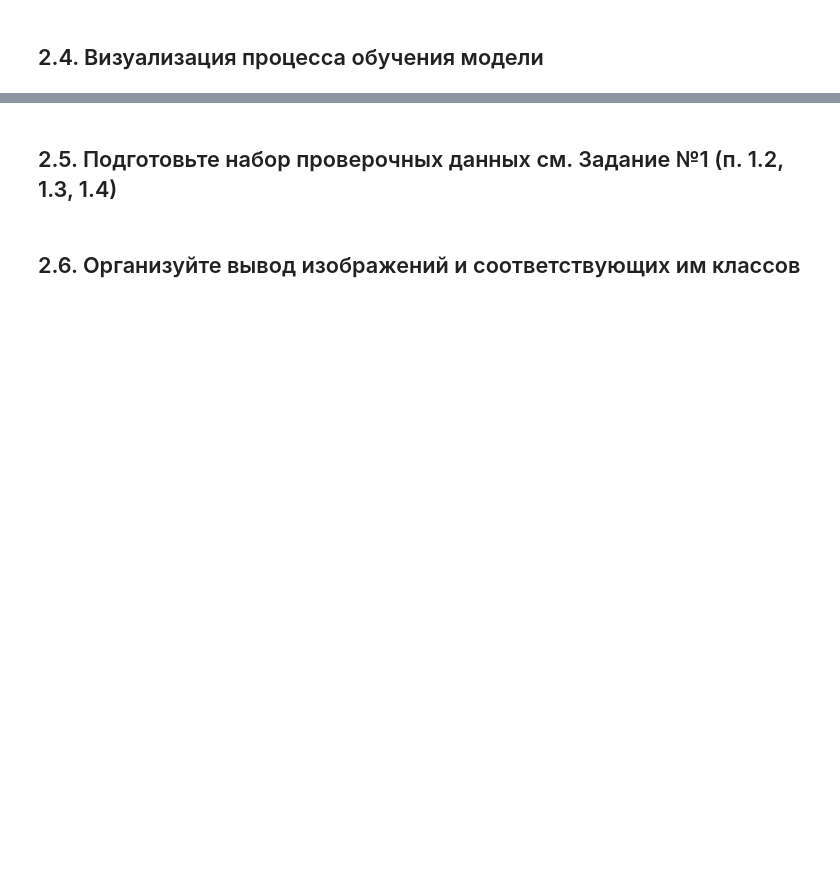
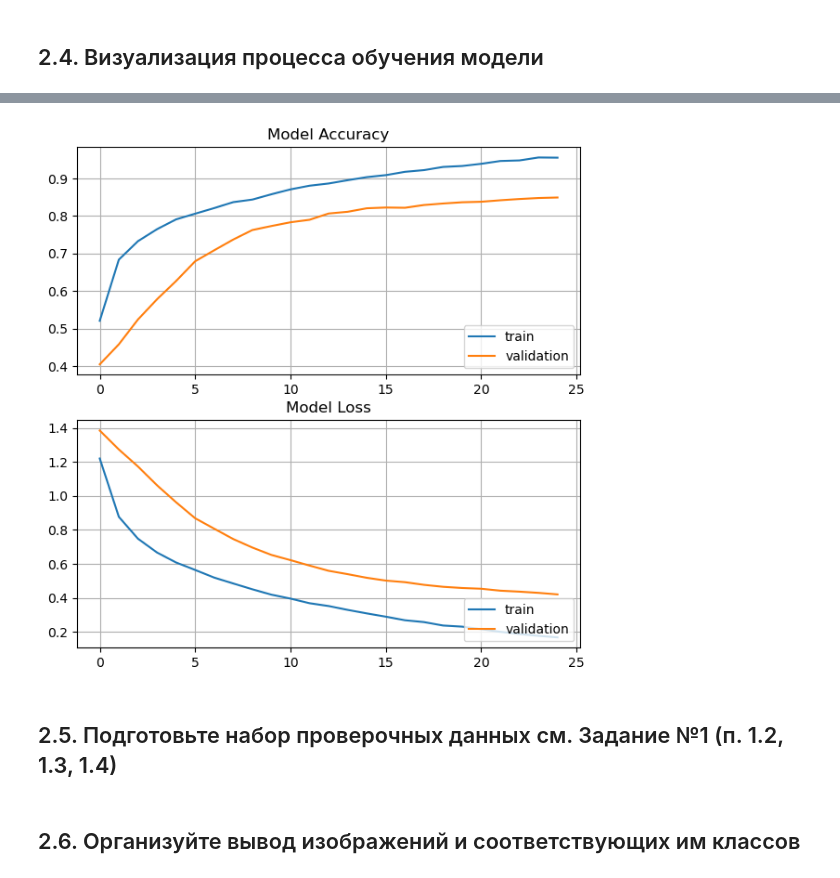
Before and after one commit to sasha-sem/-, a Jupyter notebook: Exercise5/Exercise5.ipynb, the cells around one changed output, grey strips where cells are left out. Drawn from its saved outputs; the diff is of its cells as text; code cells hidden in the pictures; blank space fills up the shorter version.

```diff
--- a/Exercise5/Exercise5.ipynb
+++ b/Exercise5/Exercise5.ipynb
@@ -149,0 +280,17 @@ model.get_config() # Вывод конфигурации созданной мо
+# %%
+base_model_2 = keras.applications.MobileNetV2(include_top=False,
+                   input_shape=(192, 192, 3),
+                   pooling='avg',
+                   weights='imagenet')
+
+for layer in base_model_2.layers[:-12]:
+    layer.trainable = False
+
+model_2 = Sequential()
+model_2.add(base_model_2)
+model_2.add(Flatten())
+model_2.add(Dense(512, activation='relu'))
+model_2.add(Dense(5, activation='softmax'))
+model_2.compile(optimizer=Adam(learning_rate=0.00001),loss='sparse_categorical_crossentropy',metrics=['accuracy'])
+
+model_2.get_config()
@@ -149,0 +315,8 @@ model.get_config() # Вывод конфигурации созданной мо
+# %%
+# Обучим модель
+epochs=25
+history_2 = model_2.fit(
+  train_ds,
+  validation_data=val_ds,
+  epochs=epochs
+)
@@ -150,2 +341,24 @@ model.get_config() # Вывод конфигурации созданной мо
+# %%
+# Графики обучения
+fig, (modelAcc, modelLoss) = plt.subplots(2)
+fig.set_figwidth(7)
+fig.set_figheight(7)
+
+modelAcc.set_title('Model Accuracy')
+modelAcc.grid()
+modelAcc.plot(history_2.history['accuracy'])
+modelAcc.plot(history_2.history['val_accuracy'])
+modelAcc.legend(['train', 'validation'], loc="lower right")
+
+modelLoss.set_title('Model Loss')
+modelLoss.grid()
+modelLoss.plot(history_2.history['loss'])
+modelLoss.plot(history_2.history['val_loss'])
+modelLoss.legend(['train', 'validation'], loc="lower right")
+
+
+plt.show()
+# %% [output]
+[figure, added]
 # %% [markdown]
 ## 2.5. Подготовьте набор проверочных данных см. Задание №1 (п. 1.2, 1.3, 1.4)
```
Also changed, not shown: parts of 26 cells of this notebook.
